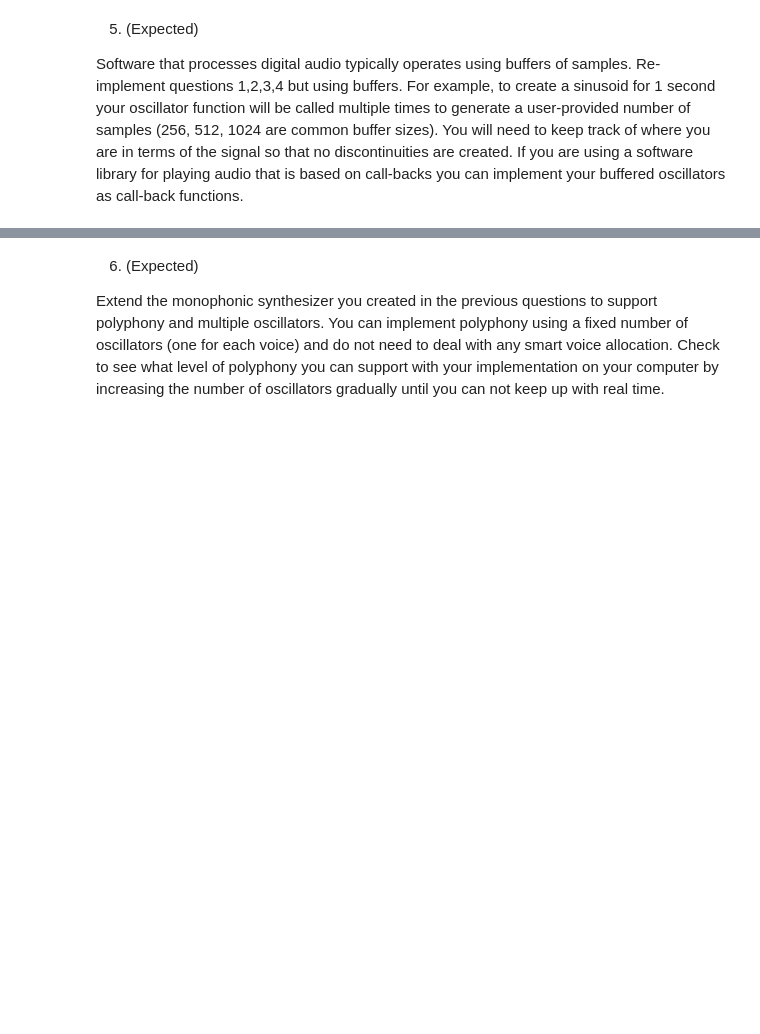
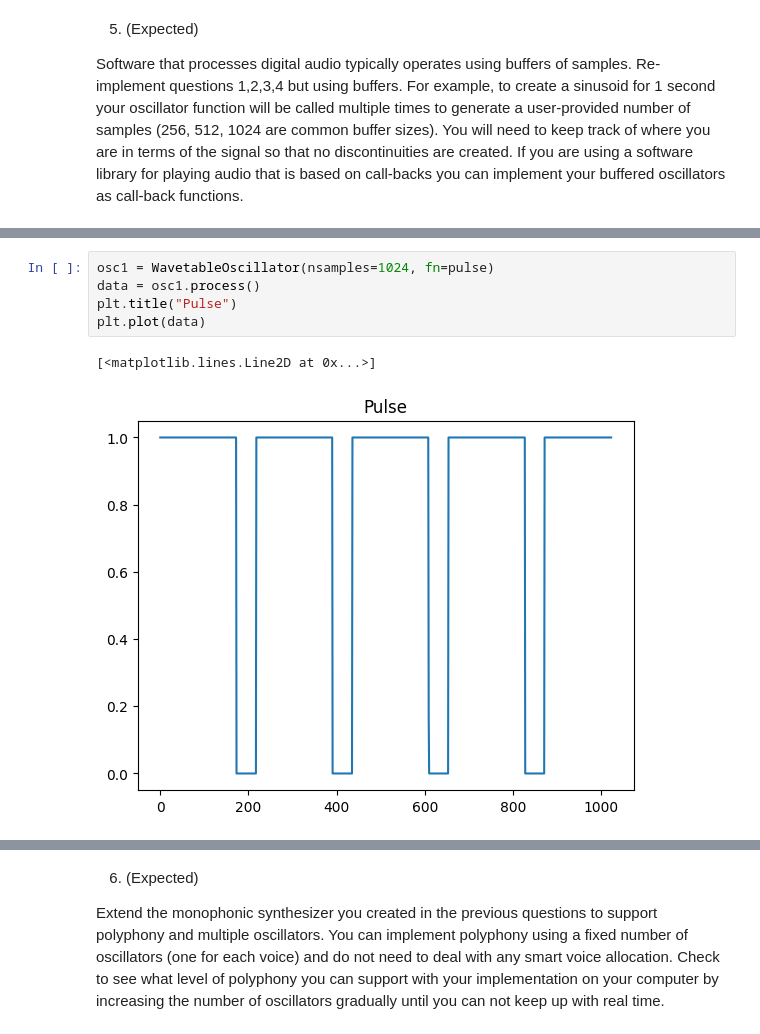
Before and after one commit to iamvickynguyen/CSC484D-Synthesizer, a Jupyter notebook: A1/A1.ipynb, the cells around one changed output, grey strips where cells are left out. Cells and saved outputs as stored; diff of their text form; blank space fills up the shorter version.

```diff
--- a/A1/A1.ipynb
+++ b/A1/A1.ipynb
@@ -185,0 +307,8 @@ buffered oscillators as call-back functions.
+# %%
+osc1 = WavetableOscillator(nsamples=1024, fn=pulse)
+data = osc1.process()
+plt.title("Pulse")
+plt.plot(data)
+# %% [output]
+[<matplotlib.lines.Line2D at 0x...>]
+[figure, added]
```
Also changed, not shown: parts of 14 cells of this notebook, 1 other file.
